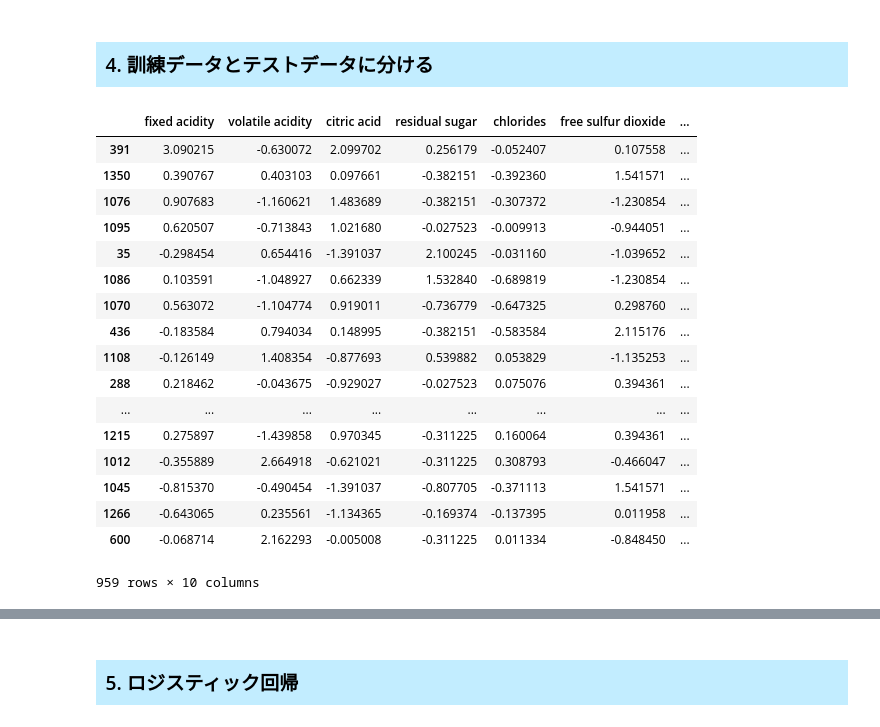
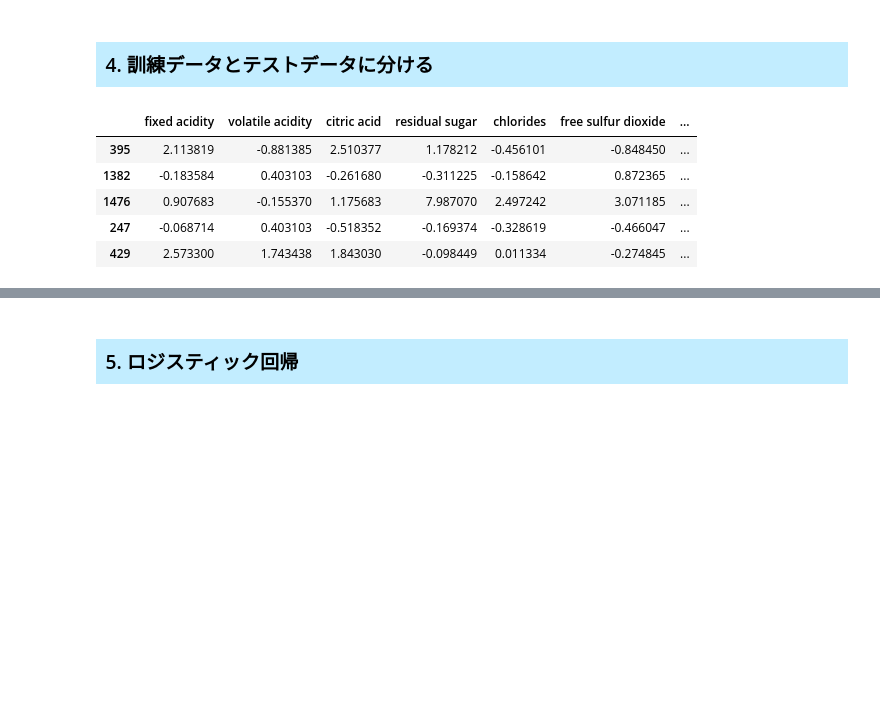
Before and after one commit to chemo-wakate/tutorial-6th, a Jupyter notebook: beginner/MachineLearning.ipynb, the cells around one changed output, grey strips where cells are left out. Cells and saved outputs as stored; diff of their text form; code cells hidden in the pictures; blank space fills up the shorter version.

```diff
--- a/beginner/MachineLearning.ipynb
+++ b/beginner/MachineLearning.ipynb
@@ -291,26 +271,14 @@ pd.DataFrame(y).T
 from sklearn.cross_validation import train_test_split
 X_train, X_test, y_train, y_test = train_test_split(X, y, test_size=.4)
 # %%
-X_train
+X_train.head()
 # %% [output]
 |  | fixed acidity | volatile acidity | citric acid | residual sugar | chlorides | free sulfur dioxide | ... |
-| 391 | 3.090215 | -0.630072 | 2.099702 | 0.256179 | -0.052407 | 0.107558 | ... |
-| 1350 | 0.390767 | 0.403103 | 0.097661 | -0.382151 | -0.392360 | 1.541571 | ... |
-| 1076 | 0.907683 | -1.160621 | 1.483689 | -0.382151 | -0.307372 | -1.230854 | ... |
-| 1095 | 0.620507 | -0.713843 | 1.021680 | -0.027523 | -0.009913 | -0.944051 | ... |
-| 35 | -0.298454 | 0.654416 | -1.391037 | 2.100245 | -0.031160 | -1.039652 | ... |
-| 1086 | 0.103591 | -1.048927 | 0.662339 | 1.532840 | -0.689819 | -1.230854 | ... |
-| 1070 | 0.563072 | -1.104774 | 0.919011 | -0.736779 | -0.647325 | 0.298760 | ... |
-| 436 | -0.183584 | 0.794034 | 0.148995 | -0.382151 | -0.583584 | 2.115176 | ... |
-| 1108 | -0.126149 | 1.408354 | -0.877693 | 0.539882 | 0.053829 | -1.135253 | ... |
-| 288 | 0.218462 | -0.043675 | -0.929027 | -0.027523 | 0.075076 | 0.394361 | ... |
-| ... | ... | ... | ... | ... | ... | ... | ... |
-| 1215 | 0.275897 | -1.439858 | 0.970345 | -0.311225 | 0.160064 | 0.394361 | ... |
-| 1012 | -0.355889 | 2.664918 | -0.621021 | -0.311225 | 0.308793 | -0.466047 | ... |
-| 1045 | -0.815370 | -0.490454 | -1.391037 | -0.807705 | -0.371113 | 1.541571 | ... |
-| 1266 | -0.643065 | 0.235561 | -1.134365 | -0.169374 | -0.137395 | 0.011958 | ... |
-| 600 | -0.068714 | 2.162293 | -0.005008 | -0.311225 | 0.011334 | -0.848450 | ... |
+| 395 | 2.113819 | -0.881385 | 2.510377 | 1.178212 | -0.456101 | -0.848450 | ... |
+| 1382 | -0.183584 | 0.403103 | -0.261680 | -0.311225 | -0.158642 | 0.872365 | ... |
+| 1476 | 0.907683 | -0.155370 | 1.175683 | 7.987070 | 2.497242 | 3.071185 | ... |
+| 247 | -0.068714 | 0.403103 | -0.518352 | -0.169374 | -0.328619 | -0.466047 | ... |
+| 429 | 2.573300 | 1.743438 | 1.843030 | -0.098449 | 0.011334 | -0.274845 | ... |
-959 rows × 10 columns
 # %%
 pd.DataFrame(y_train).T
 # %% [output]
```
Also changed, not shown: parts of 28 cells of this notebook, 1 other file.
